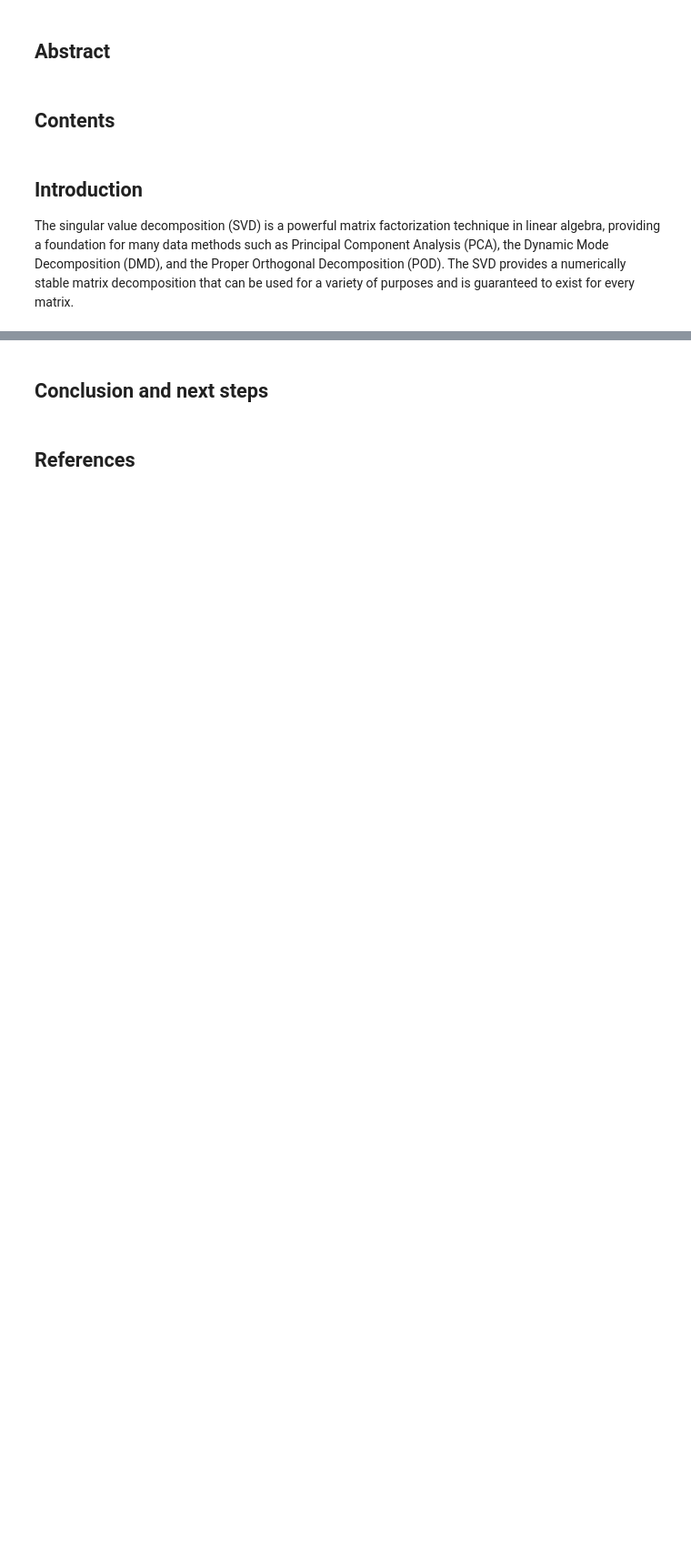
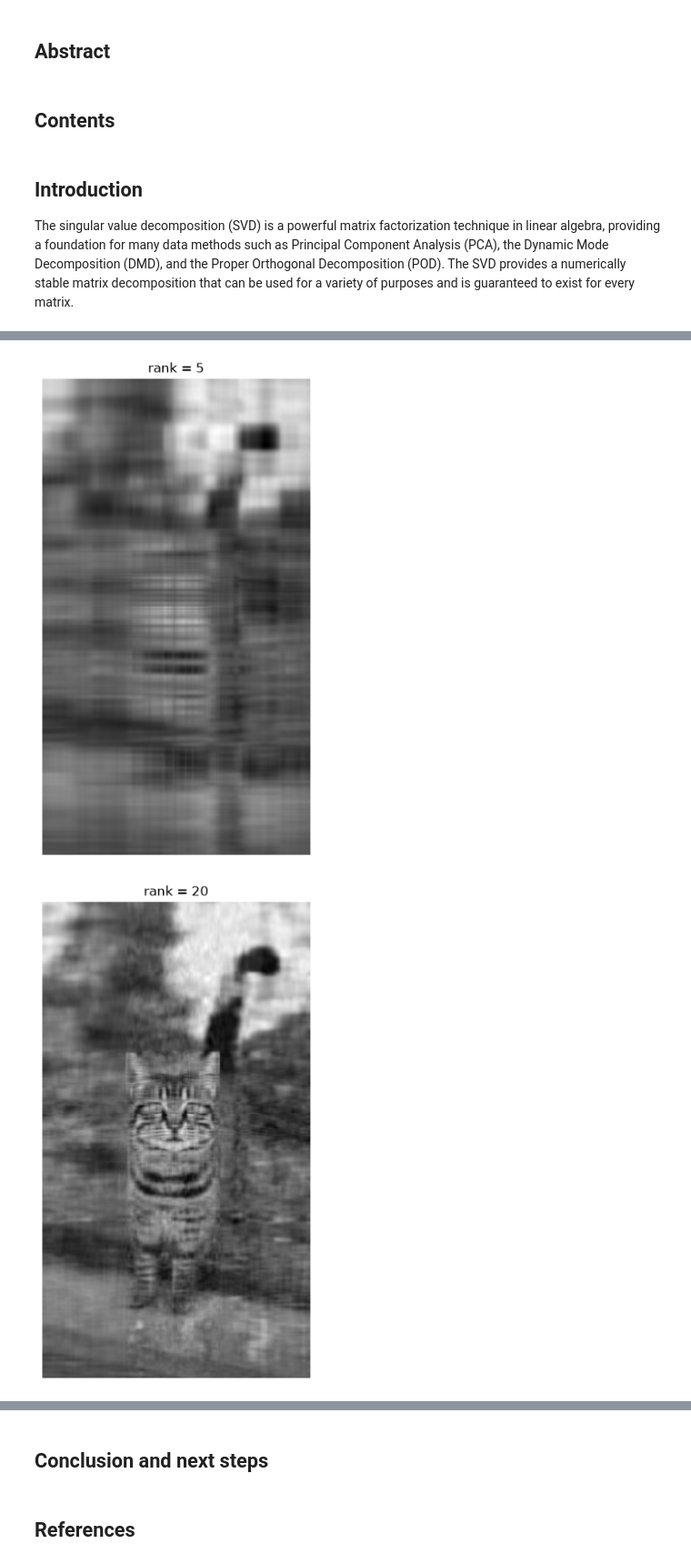
Before and after one commit to ilianakpetrova-cpu/svd-explained, a Jupyter notebook: svd-article.ipynb, the cells around one changed output, grey strips where cells are left out. Shown at 91% size. Drawn from its saved outputs; the diff is of its cells as text; code cells hidden in the pictures; blank space fills up the shorter version.

```diff
--- a/svd-article.ipynb
+++ b/svd-article.ipynb
@@ -103,0 +139,20 @@ The following figure illuststrates the Truncated SVD:
+# %%
+# Use Python implementation of SVG, full-matrices=False means that the Economy SVD is used (only the first m non-zero values of U are taken)
+U, S, VT = np.linalg.svd(X,full_matrices=False) # compute SVD
+S = np.diag(S) # extract the diagonal matrix S (Sigma)
+j = 0
+# draw the image for different rank
+for r in (5, 20, 100):
+    # Construct low rank approximation of the image
+    # take first r columns of U; take r x r of Sigma; take first r columns of V Transposed
+    Xapprox = U[:,:r] @ S[0:r,:r] @ VT[:r,:]
+    plt.figure(j+1)
+    j += 1
+    img = plt.imshow(Xapprox)
+    img.set_cmap('gray')
+    plt.axis('off')
+    plt.title('rank = ' + str(r))
+    plt.show()
+# %% [output]
+[figure, added]
+[figure, added]
```
Also changed, not shown: parts of 10 cells of this notebook, 1 other file.
